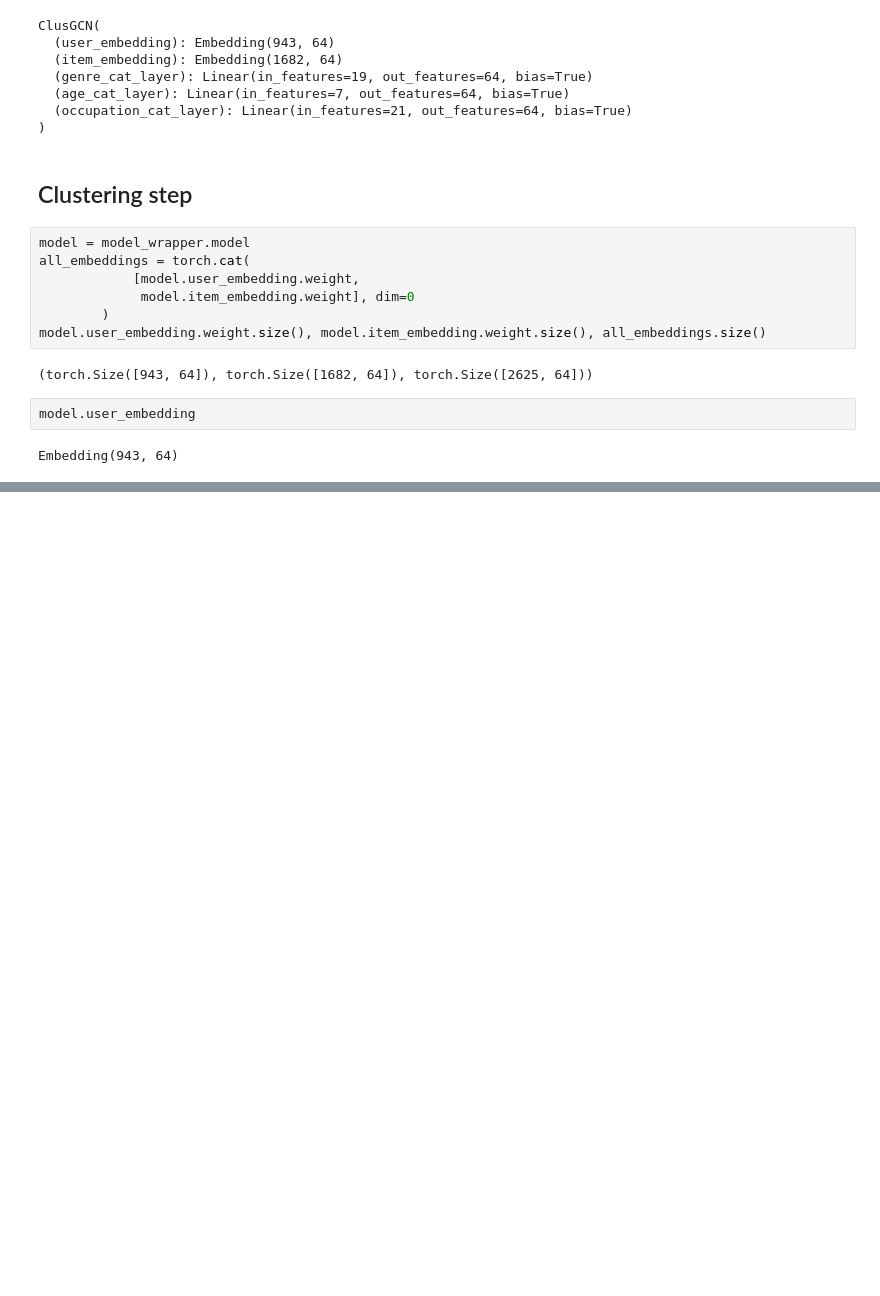
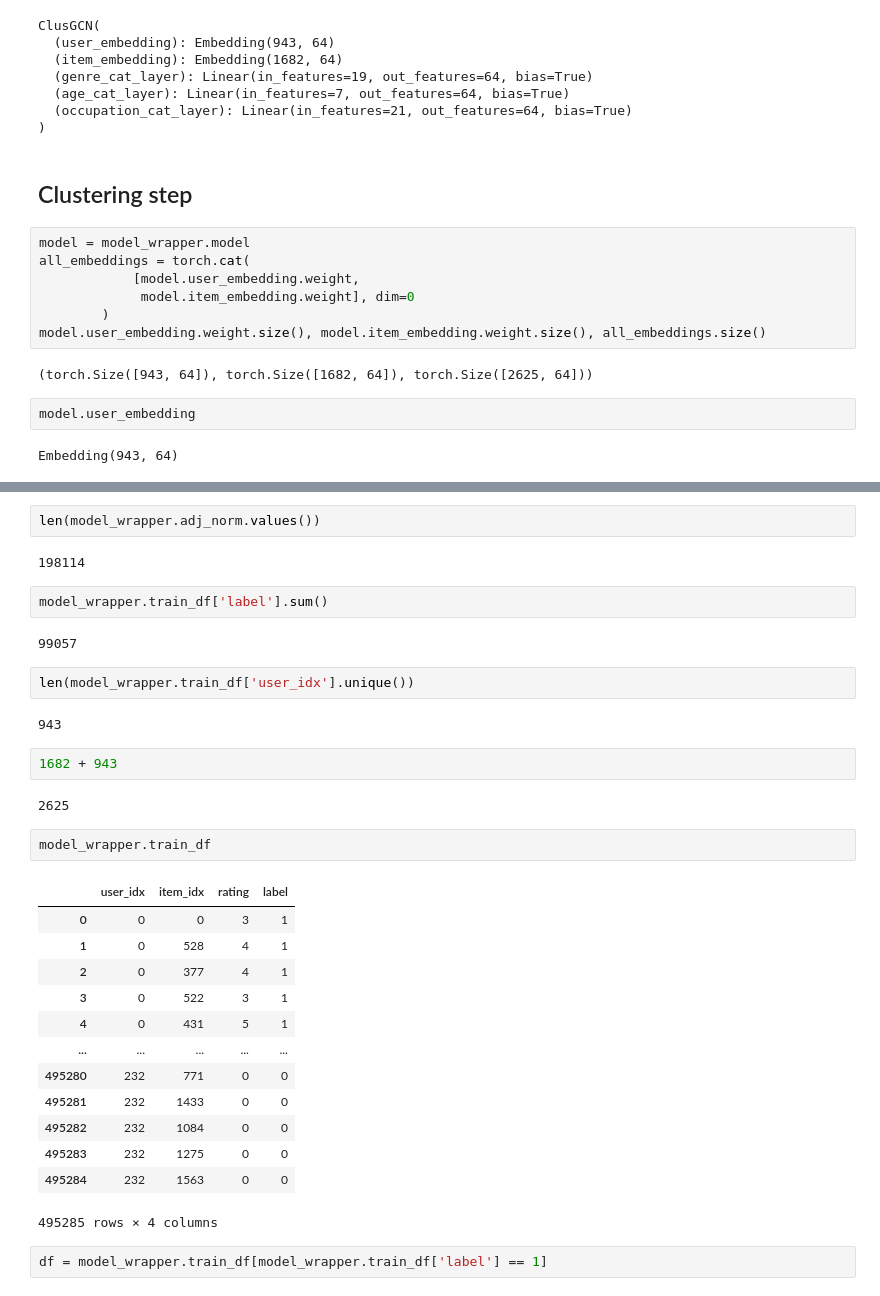
Before and after one commit to PaganMin-11353/dinghui101, a Jupyter notebook: playground.ipynb, the cells around one changed output, grey strips where cells are left out. Saved outputs shown, nothing was run; the diff lists cells and outputs as text; blank space fills up the shorter version.

```diff
--- a/playground.ipynb
+++ b/playground.ipynb
@@ -328,0 +427,34 @@ for i, cluster_id in enumerate(kmeans_result):
+# %%
+len(model_wrapper.adj_norm.values())
+# %% [output]
+198114
+# %%
+model_wrapper.train_df['label'].sum()
+# %% [output]
+99057
+# %%
+len(model_wrapper.train_df['user_idx'].unique())
+# %% [output]
+943
+# %%
+1682 + 943
+# %% [output]
+2625
+# %%
+model_wrapper.train_df
+# %% [output]
+|  | user_idx | item_idx | rating | label |
+| 0 | 0 | 0 | 3 | 1 |
+| 1 | 0 | 528 | 4 | 1 |
+| 2 | 0 | 377 | 4 | 1 |
+| 3 | 0 | 522 | 3 | 1 |
+| 4 | 0 | 431 | 5 | 1 |
+| ... | ... | ... | ... | ... |
+| 495280 | 232 | 771 | 0 | 0 |
+| 495281 | 232 | 1433 | 0 | 0 |
+| 495282 | 232 | 1084 | 0 | 0 |
+| 495283 | 232 | 1275 | 0 | 0 |
+| 495284 | 232 | 1563 | 0 | 0 |
+495285 rows × 4 columns
+# %%
+df = model_wrapper.train_df[model_wrapper.train_df['label'] == 1]
```
Also changed, not shown: parts of 23 cells of this notebook, 1 other file.
